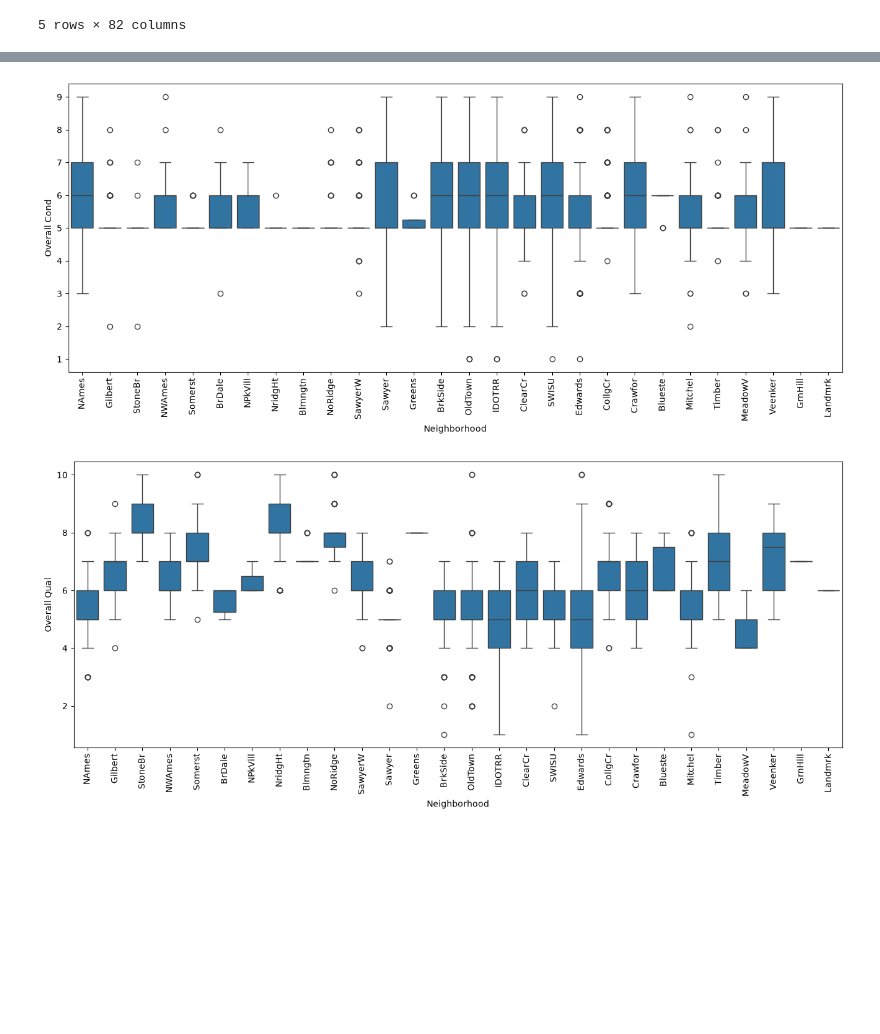
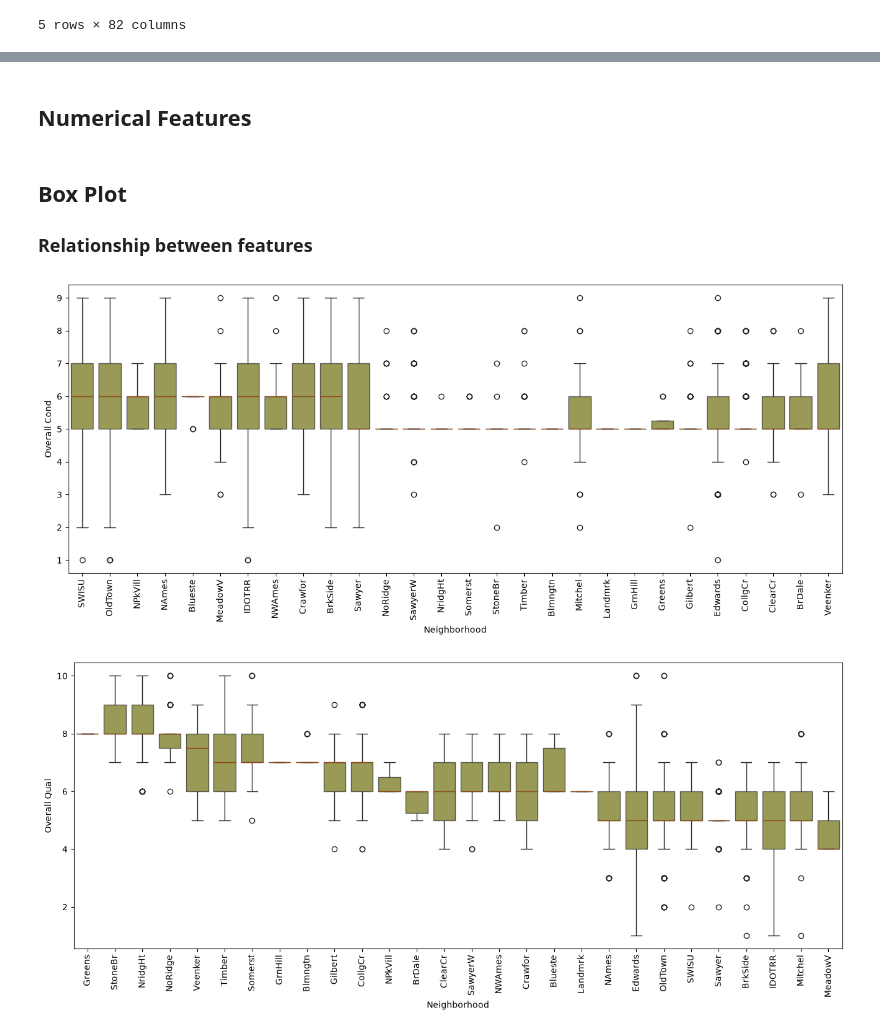
Before and after one commit to viragdiana/ML, a Jupyter notebook: lab-1-dia.ipynb, the cells around one changed output, grey strips where cells are left out. Cells and saved outputs as stored; diff of their text form; code cells hidden in the pictures; blank space fills up the shorter version.

Commit message:
more box plots and added violin plots and a correl ation heatmap too

```diff
--- a/lab-1-dia.ipynb
+++ b/lab-1-dia.ipynb
@@ -71,0 +30,2 @@ SalePrice
+# %% [markdown]
+## Numerical Features
@@ -72,3 +74,6 @@ SalePrice
+# %% [markdown]
+## Box Plot
+### Relationship between features
 # %%
 
 import matplotlib.pyplot as plt
@@ -78,17 +83,23 @@ import seaborn as sns
 #What I would start to wonder about as a buyer and seller is how the Overall Cond and?or Overall Qual of the dwelling
 # (is a building (or part of one) where people live. It’s a general word that covers houses, apartments, townhouses, duplexes, and so on.)
 # in Ames city devided into Neighborhood
+order = data.groupby('Neighborhood')['Overall Cond'].median().sort_values(ascending = False).index
 plt.figure(figsize = (16,6))
-sns.boxplot(x = 'Neighborhood', y = 'Overall Cond', data = data)
+sns.boxplot(x = 'Neighborhood', y = 'Overall Cond', data = data, order= order,medianprops = {'color': 'saddlebrown'}, color = 'olive', boxprops = {'alpha': 0.7})
 plt.xticks(rotation = 90)
 plt.show()
+#Why don't the medians appear in every box plot?
+#Answer it falls on Q1 or Q3, or both when it's flat. I will add a brown color to the median line so I can see on which Quartile it falls
+# The dots, what are they? Answer: Outliers. 'Individual points beyond the whiskers represents outliers.' - from Geeks for Geeks
+# Maybe I should sort the boxes after the median in descending order - > i will use the groupby function from pandas
 # %% [output]
-[figure, old version]
+[figure, new version]
 # %%
+order2 = data.groupby('Neighborhood')['Overall Qual'].median().sort_values(ascending = False).index
 plt.figure(figsize = (16,6))
-sns.boxplot(x = 'Neighborhood', y = 'Overall Qual', data = data)
+sns.boxplot(x = 'Neighborhood', y = 'Overall Qual', data = data, order = order2, medianprops = {'color': 'saddlebrown', 'alpha': 1}, color = 'olive' ,boxprops = { 'alpha': 0.7})
 plt.xticks(rotation = 90)
 plt.show()
 # overall Cond is 5 on avg so the bars don't look that different, but Overall Qual is more variable
 # %% [output]
-[figure, old version]
+[figure, new version]
```
Also changed, not shown: parts of 18 cells of this notebook.
